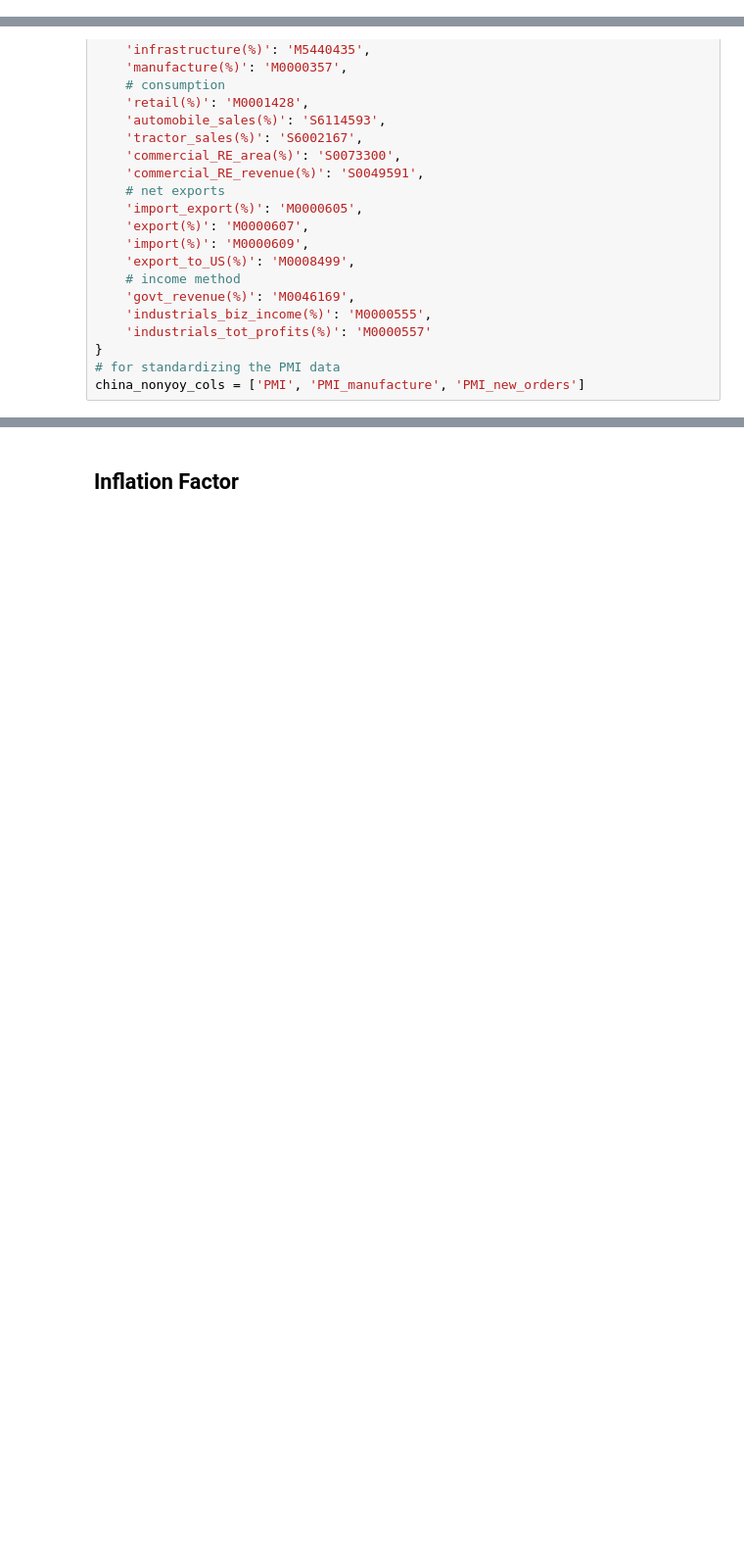
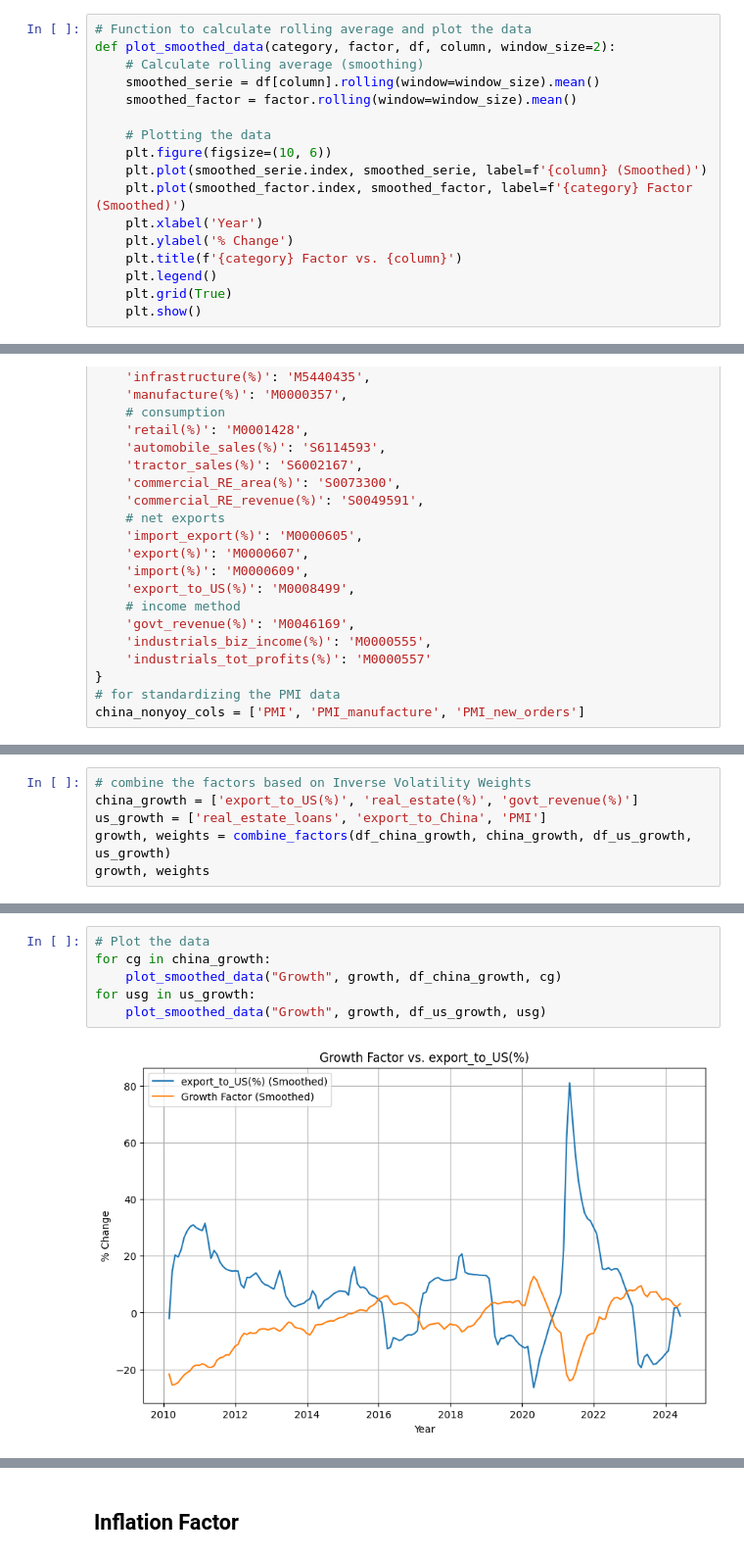
Before and after one commit to miaxiaozl/forex-project, a Jupyter notebook: notebooks/01_data_collection.ipynb, the cells around one changed output, grey strips where cells are left out. Shown: that part at 98% size. Drawn from its saved outputs; the diff is of its cells as text; blank space fills up the shorter version.

```diff
--- a/notebooks/01_data_collection.ipynb
+++ b/notebooks/01_data_collection.ipynb
@@ -168,3 +224,20 @@ df_forex
+# %%
+# Function to calculate rolling average and plot the data
+def plot_smoothed_data(category, factor, df, column, window_size=2):
+    # Calculate rolling average (smoothing)
+    smoothed_serie = df[column].rolling(window=window_size).mean()
+    smoothed_factor = factor.rolling(window=window_size).mean()
+
+    # Plotting the data
+    plt.figure(figsize=(10, 6))
+    plt.plot(smoothed_serie.index, smoothed_serie, label=f'{column} (Smoothed)')
+    plt.plot(smoothed_factor.index, smoothed_factor, label=f'{category} Factor (Smoothed)')
+    plt.xlabel('Year')
+    plt.ylabel('% Change')
+    plt.title(f'{category} Factor vs. {column}')
+    plt.legend()
+    plt.grid(True)
+    plt.show()
 # %% [markdown]
 ## Growth Factor
 # %%
@@ -389,0 +434,6 @@ plt.show()
+# %%
+# combine the factors based on Inverse Volatility Weights
+china_growth = ['export_to_US(%)', 'real_estate(%)', 'govt_revenue(%)']
+us_growth = ['real_estate_loans', 'export_to_China', 'PMI']
+growth, weights = combine_factors(df_china_growth, china_growth, df_us_growth, us_growth)
+growth, weights
@@ -389,0 +459,8 @@ plt.show()
+# %%
+# Plot the data
+for cg in china_growth:
+    plot_smoothed_data("Growth", growth, df_china_growth, cg)
+for usg in us_growth:
+    plot_smoothed_data("Growth", growth, df_us_growth, usg)
+# %% [output]
+[figure, added]
```
Also changed, not shown: parts of 15 cells of this notebook.
